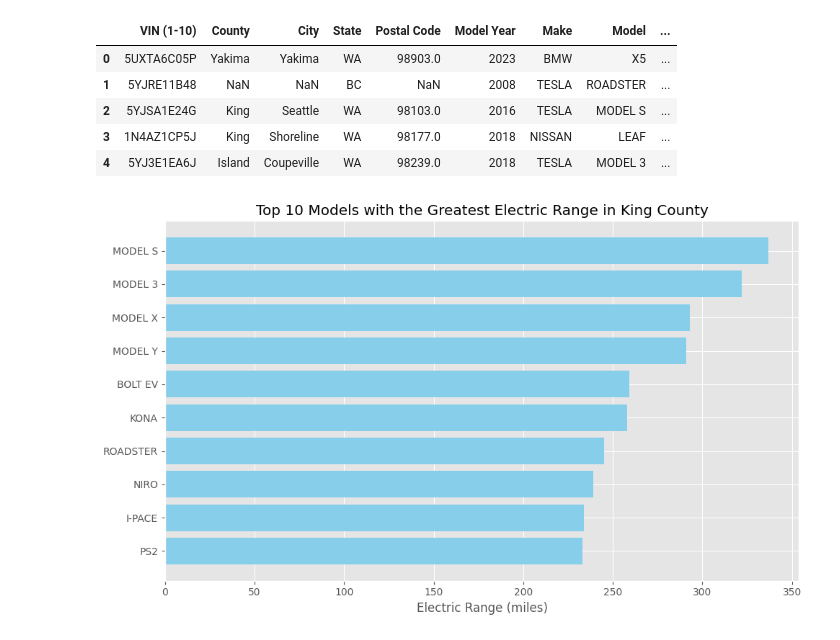
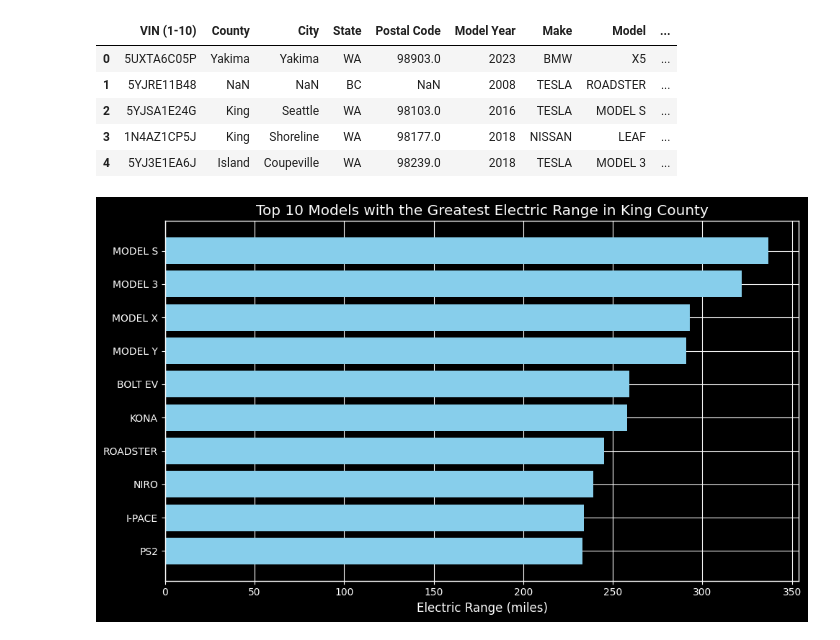
Before and after one commit to theylovecjawn/unit-2, a Jupyter notebook: electricveh.ipynb, the cells around one changed output. Cells and saved outputs as stored; diff of their text form; code cells hidden in the pictures.

```diff
--- a/electricveh.ipynb
+++ b/electricveh.ipynb
@@ -13,26 +13,23 @@ df.head()
 # %%
 import matplotlib.pyplot as plt  #imports matplotlib library for plotting
 
-#reads the CSV file into a pandas DataFrame
 df = pd.read_csv("Electric_Vehicle_Population_Data.csv")  #reads the CSV file into a DataFrame named 'df'
 
-#filters data for records in King county
-king_county = df[df['County'] == 'King']  #filters the DataFrame for records in King county
 
-#groups the data by Model and find the maximum electric range for each model
+king_county = df[df['County'] == 'King']  #filters the DataFrame for records in king county
+
 max_range = king_county.groupby('Model')['Electric Range'].max().reset_index()  #groups data by 'Model' and find the maximum electric range for each
 
-#sorts models by electric range in descending order
 max_range= max_range.sort_values(by='Electric Range', ascending=False)  #sorts the models by electric range in descending order
 
-#plotting
-plt.style.use('ggplot')
+
+plt.style.use('dark_background') #setting the style to dark_background
 plt.figure(figsize=(10, 6))  #creates a figure with width 10 and height 6
 plt.barh(max_range['Model'][:10], max_range['Electric Range'][:10], color='skyblue')  #creates a horizontal bar plot for the top 10 models with their electric range
 plt.xlabel('Electric Range (miles)')  #labels the x-axis as 'Electric Range (miles)'
 plt.title('Top 10 Models with the Greatest Electric Range in King County')  #sets the title for the plot
 plt.gca().invert_yaxis()  #inverts y-axis to display the model with the highest range at the top
 plt.tight_layout()  #adjusts layout to prevent clipping of labels
 plt.show()  #displays the plot
 # %% [output]
-[figure, old version]
+[figure, new version]
```
Also changed, not shown: parts of 3 cells of this notebook.
